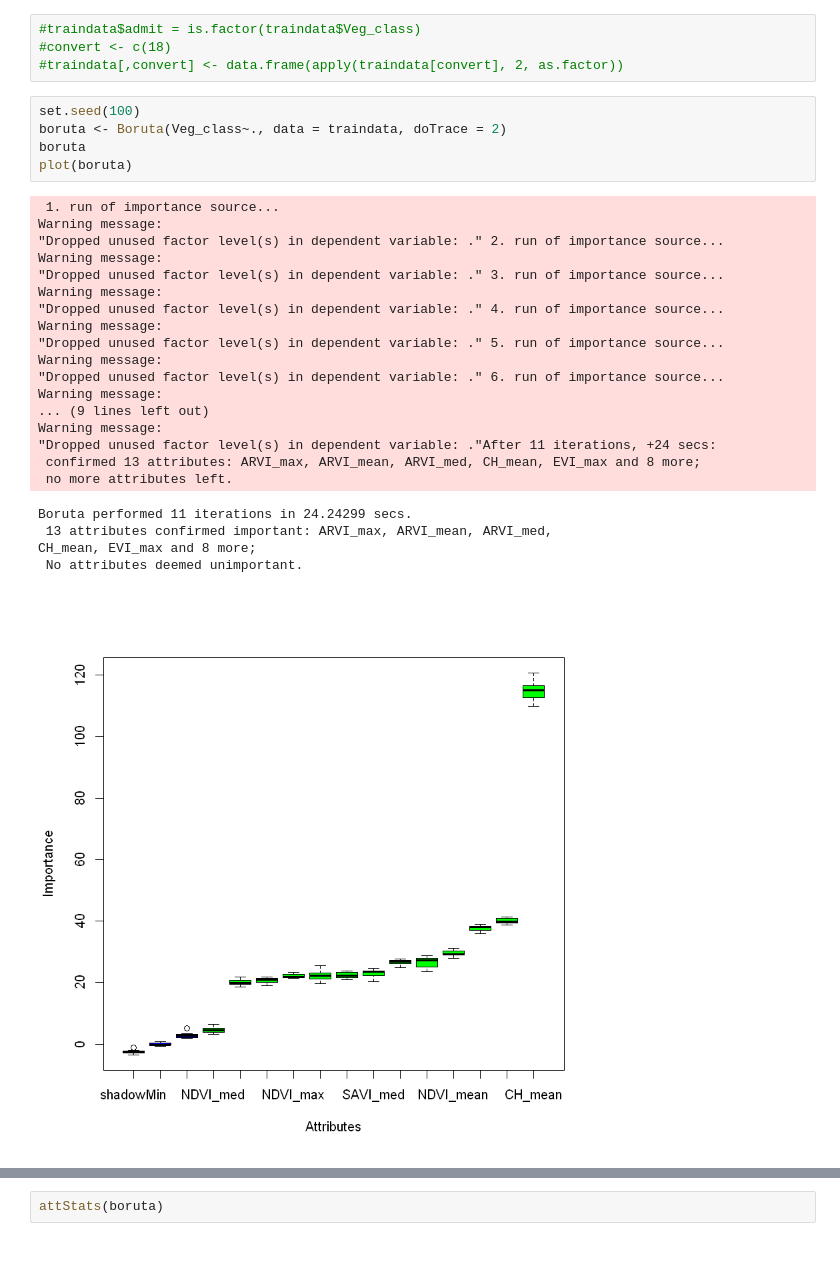
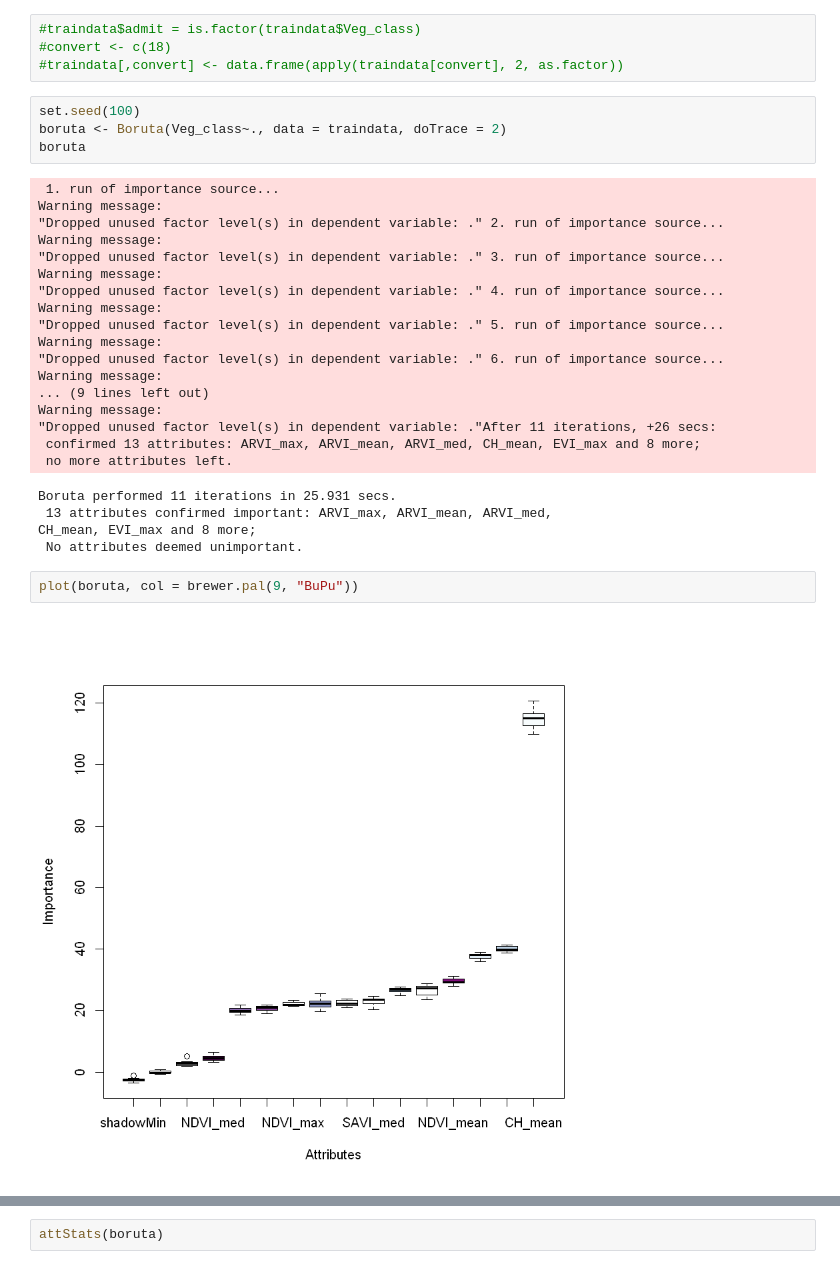
Before and after one commit to kh-bh/EarthScienceSVSM, a Jupyter notebook: Important Variables (R).ipynb, the cells around one changed output, grey strips where cells are left out. Cells and saved outputs as stored; diff of their text form.

```diff
--- a/Important Variables (R).ipynb
+++ b/Important Variables (R).ipynb
@@ -78,7 +90,6 @@ Warning message:
 set.seed(100)
 boruta <- Boruta(Veg_class~., data = traindata, doTrace = 2)
 boruta
-plot(boruta)
 # %% [output]
  1. run of importance source...
 Warning message:
@@ -94,14 +105,17 @@ Warning message:
 Warning message:
 ... (9 lines left out)
 Warning message:
-"Dropped unused factor level(s) in dependent variable: ."After 11 iterations, +24 secs:
+"Dropped unused factor level(s) in dependent variable: ."After 11 iterations, +26 secs:
  confirmed 13 attributes: ARVI_max, ARVI_mean, ARVI_med, CH_mean, EVI_max and 8 more;
  no more attributes left.
-Boruta performed 11 iterations in 24.24299 secs.
+Boruta performed 11 iterations in 25.931 secs.
  13 attributes confirmed important: ARVI_max, ARVI_mean, ARVI_med,
 CH_mean, EVI_max and 8 more;
  No attributes deemed unimportant.
-[figure, removed]
+# %%
+plot(boruta, col = brewer.pal(9, "BuPu"))
+# %% [output]
+[figure, added]
 # %%
 getConfirmedFormula(boruta)
 # %% [output]
```
Also changed, not shown: parts of 11 cells of this notebook.
